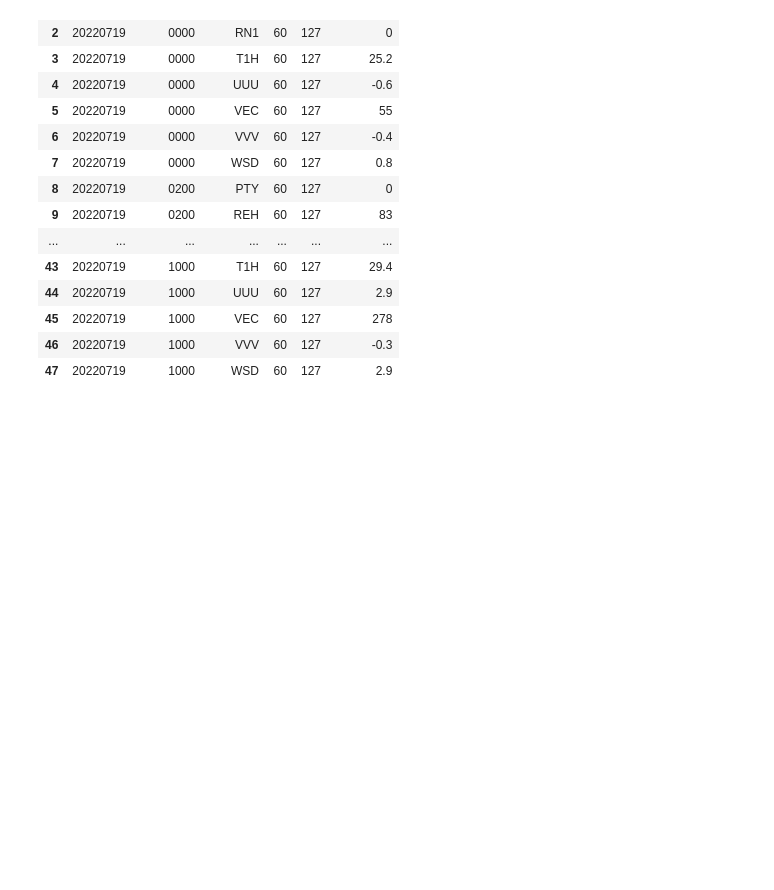
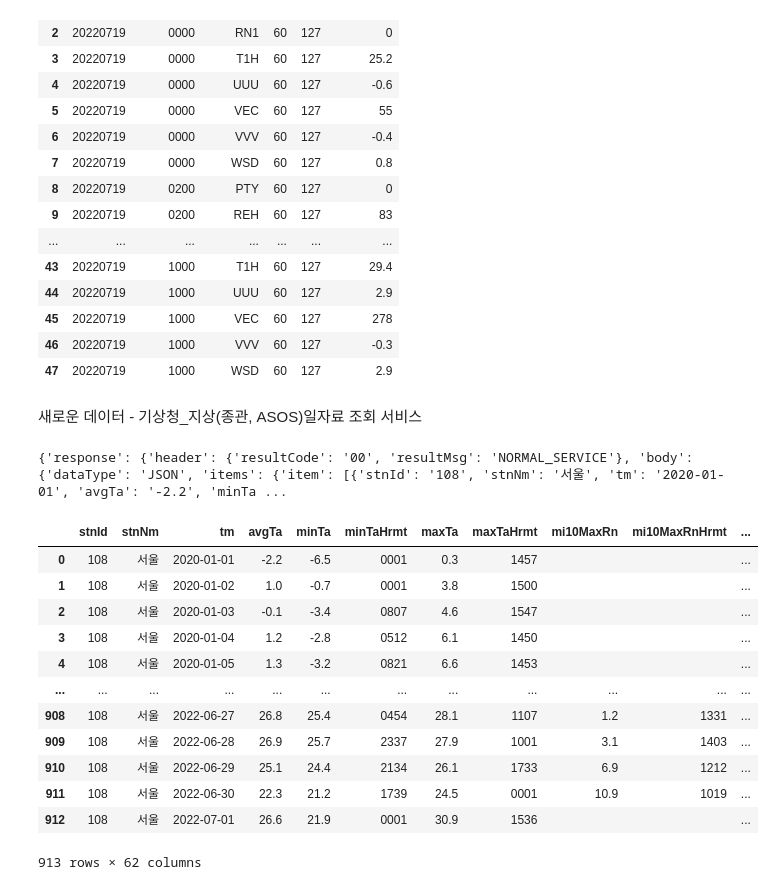
Before and after one commit to NohJangHyun/2022-DataCampus, a Jupyter notebook: 3. 데이터 처리 분석/7.19 JSON과 공공데이터 실습.ipynb, the cells around one changed output. Saved outputs shown, nothing was run; the diff lists cells and outputs as text; code cells hidden in the pictures; blank space fills up the shorter version.

```diff
--- a/3. 데이터 처리 분석/7.19 JSON과 공공데이터 실습.ipynb
+++ b/3. 데이터 처리 분석/7.19 JSON과 공공데이터 실습.ipynb
@@ -185,3 +185,38 @@ df_weather
 | 45 | 20220719 | 1000 | VEC | 60 | 127 | 278 |
 | 46 | 20220719 | 1000 | VVV | 60 | 127 | -0.3 |
 | 47 | 20220719 | 1000 | WSD | 60 | 127 | 2.9 |
+# %% [markdown]
+새로운 데이터 - 기상청_지상(종관, ASOS)일자료 조회 서비스
+# %%
+url = 'http://apis.data.go.kr/1360000/AsosDalyInfoService/getWthrDataList'
+
+service_key = 'wAonAzTNv5ynPmEsjaEzjdheBBubBVL+E0Ss46tsYzdHeER+DyKdMYkVnITghr/BRjTXxZZtXzeh6czNGxUQ+Q=='
+
+#요청 변수 입력, nx / ny 정보는 서울 중구 필동 기준
+payload = {'serviceKey' : service_key, 'numOfRows' : '999', 'pageNo' : '1' , 'dataType' : 'JSON',
+           'dataCd':'ASOS', 'dateCd' : 'DAY', 'startDt':'20200101', 'endDt':'20220701', 'stnIds': '108'}
+
+reqs = requests.get(url, params=payload)
+
+load_json = json.loads(reqs.text)
+print(load_json)
+# %% [output]
+{'response': {'header': {'resultCode': '00', 'resultMsg': 'NORMAL_SERVICE'}, 'body': {'dataType': 'JSON', 'items': {'item': [{'stnId': '108', 'stnNm': '서울', 'tm': '2020-01-01', 'avgTa': '-2.2', 'minTa ...
+# %%
+#JSON 응답 결과를 DataFrame으로 변환
+df_weather_days = pd.DataFrame(load_json['response']['body']['items']['item'])
+df_weather_days
+# %% [output]
+|  | stnId | stnNm | tm | avgTa | minTa | minTaHrmt | maxTa | maxTaHrmt | mi10MaxRn | mi10MaxRnHrmt | ... |
+| 0 | 108 | 서울 | 2020-01-01 | -2.2 | -6.5 | 0001 | 0.3 | 1457 |  |  | ... |
+| 1 | 108 | 서울 | 2020-01-02 | 1.0 | -0.7 | 0001 | 3.8 | 1500 |  |  | ... |
+| 2 | 108 | 서울 | 2020-01-03 | -0.1 | -3.4 | 0807 | 4.6 | 1547 |  |  | ... |
+| 3 | 108 | 서울 | 2020-01-04 | 1.2 | -2.8 | 0512 | 6.1 | 1450 |  |  | ... |
+| 4 | 108 | 서울 | 2020-01-05 | 1.3 | -3.2 | 0821 | 6.6 | 1453 |  |  | ... |
+| ... | ... | ... | ... | ... | ... | ... | ... | ... | ... | ... | ... |
+| 908 | 108 | 서울 | 2022-06-27 | 26.8 | 25.4 | 0454 | 28.1 | 1107 | 1.2 | 1331 | ... |
+| 909 | 108 | 서울 | 2022-06-28 | 26.9 | 25.7 | 2337 | 27.9 | 1001 | 3.1 | 1403 | ... |
+| 910 | 108 | 서울 | 2022-06-29 | 25.1 | 24.4 | 2134 | 26.1 | 1733 | 6.9 | 1212 | ... |
+| 911 | 108 | 서울 | 2022-06-30 | 22.3 | 21.2 | 1739 | 24.5 | 0001 | 10.9 | 1019 | ... |
+| 912 | 108 | 서울 | 2022-07-01 | 26.6 | 21.9 | 0001 | 30.9 | 1536 |  |  | ... |
+913 rows × 62 columns
```
Also changed, not shown: parts of 7 cells of this notebook.
